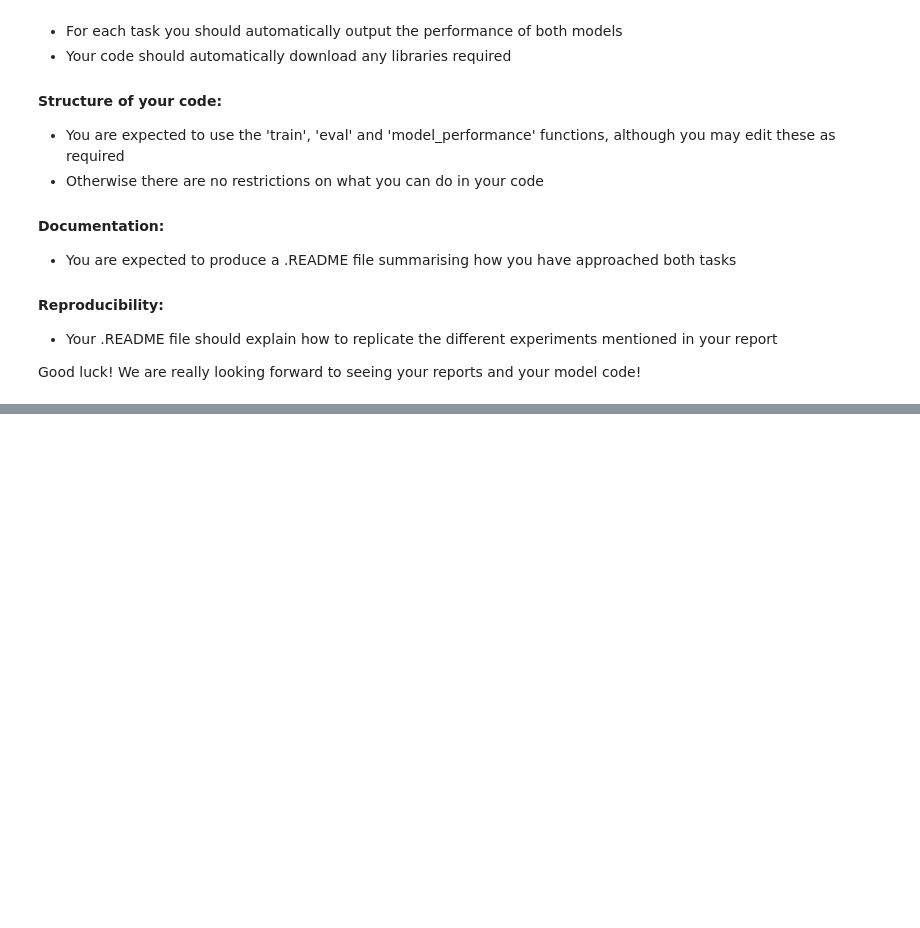
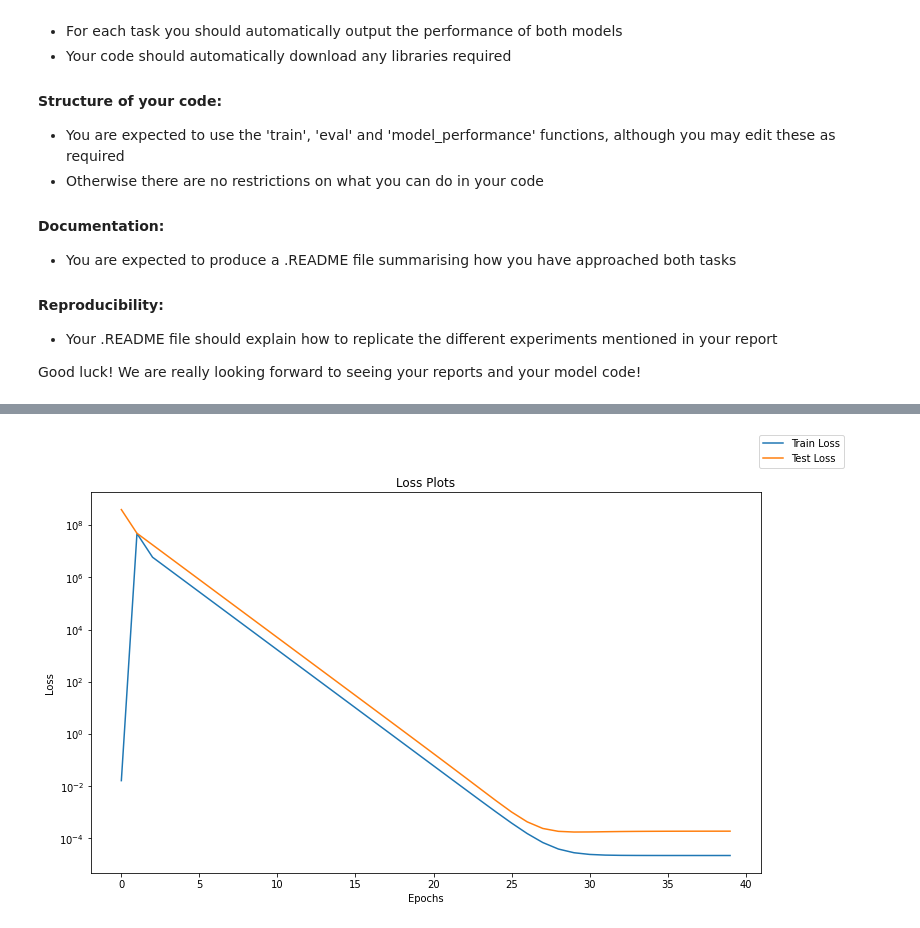
Before and after one commit to justincqz/nlp-humor-discriminator, a Jupyter notebook: task_1_main.ipynb, the cells around one changed output, grey strips where cells are left out. Cells and saved outputs as stored; diff of their text form; code cells hidden in the pictures; blank space fills up the shorter version.

```diff
--- a/task_1_main.ipynb
+++ b/task_1_main.ipynb
@@ -443,0 +536,5 @@ Dev performance:
+# %%
+# Get average word length of edited sentence.
+def avg_word(sentence):
+  words = sentence.split()
+  return (sum(len(word) for word in words)/len(words))
@@ -443,0 +1901,86 @@ Dev performance:
+# %%
+# download data
+funlines_train_df = pd.read_csv("/content/gdrive/MyDrive/YEAR4/NLP/data/train_funlines.csv")
+# %%
+# Prepare FunLines dataset.
+x_og, x_new, x_og_word, x_new_word = get_sentences(funlines_train_df)
+y_og, y_new, y_og_word, y_new_word = get_sentences(funlines_train_df)
+x_grades = funlines_train_df['meanGrade']
+
+# Insert these new sentences into the dataframe
+funlines_train_df['editedSentence'] = x_new
+funlines_train_df['replaceWord'] = x_og_word
+# %%
+orig_extracted_df = add_extracted_features(train_df)
+funlines_extracted_df = add_extracted_features(funlines_train_df)
+
+numeric_data = orig_extracted_df.select_dtypes(['number']).drop(columns='id')
+funlines_numeric_data = funlines_extracted_df.select_dtypes(['number']).drop(columns='id')
+
+x = numeric_data.drop(columns=['meanGrade', 'grades']).values
+y = numeric_data['meanGrade'].values
+
+# Prepare data.
+training_data, dev_data, training_y, dev_y = train_test_split(x, y, test_size=(1-train_proportion),
+                                                                        random_state=42)
+
+# Append additional training data.
+funlines_x = funlines_numeric_data.drop(columns=['meanGrade', 'grades']).values
+funlines_y = funlines_numeric_data['meanGrade'].values
+training_data = np.concatenate((training_data, funlines_x), axis=0)
+training_y = np.concatenate((training_y, funlines_y), axis=0)
+
+x_train = torch.Tensor(training_data).cuda()
+y_train = torch.Tensor(training_y).cuda()
+x_test = torch.Tensor(dev_data).cuda()
+y_test = torch.Tensor(dev_y).cuda()
+
+# Initialise model.
+net = Net(input_size=x.shape[1], hidden_size=20, output_size=1)
+net.cuda()
+optimizer = torch.optim.SGD(net.parameters(), lr=0.2)
+loss_func = torch.nn.MSELoss()
+
+num_epochs = 40
+
+train_loss = []
+test_loss = []
+
+# Train the network
+for t in range(num_epochs):
+    tr_loss = 0
+    te_loss = 0
+    prediction = net(x_train)
+
+    tr_loss = loss_func(prediction, y_train)
+    train_loss.append(tr_loss/len(x_train))
+
+    optimizer.zero_grad()
+    tr_loss.backward()
+    optimizer.step()
+
+    with torch.no_grad():
+      test_pred = net(x_test)
+      te_loss = loss_func(test_pred, y_test)
+      test_loss.append(te_loss/len(x_test))
+
+    print("Epoch: {} | Train loss: {} | Test loss: {}".format(t+1, tr_loss/len(x_train), te_loss/len(x_test)))
+
+
+fig, ax = plt.subplots(figsize=(12,7))
+ax.set_title('Loss Plots')
+ax.set_xlabel('Epochs')
+ax.set_ylabel('Loss')
+ax.set_yscale('log')
+ax.plot(list(range(t+1)), train_loss, label="Train Loss")
+ax.plot(list(range(t+1)), test_loss, label="Test Loss")
+fig.legend()
+
+# Test
+predicted_train = net(x_train).cpu().detach().numpy()
+predicted_test = net(x_test).cpu().detach().numpy()
+print("\nTrain performance:")
+sse, mse = model_performance(predicted_train, training_y, True)
+print("\nDev performance:")
+sse, mse = model_performance(predicted_test, dev_y, True)
+# %% [output]
@@ -443,0 +2004 @@ Dev performance:
+[figure, added]
```
Also changed, not shown: parts of 131 cells of this notebook, 5 other files.
